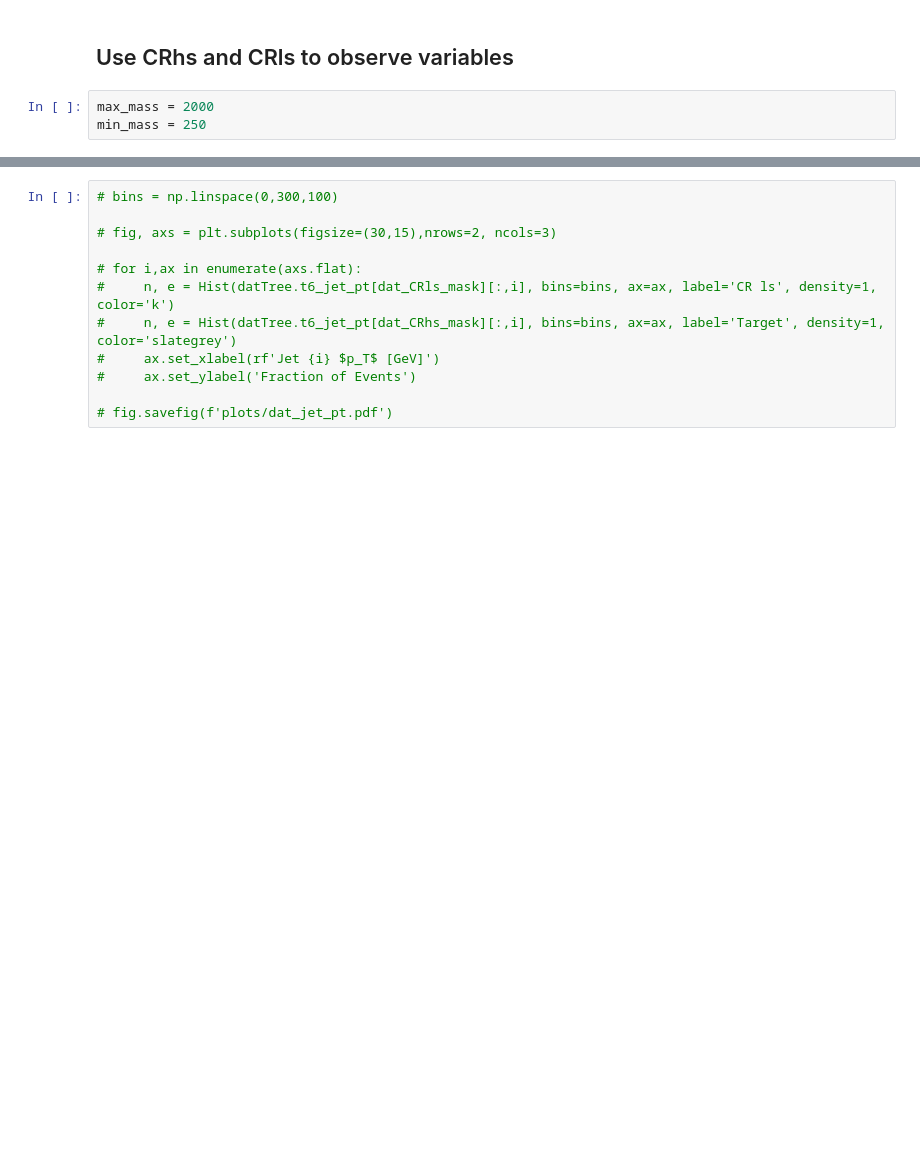
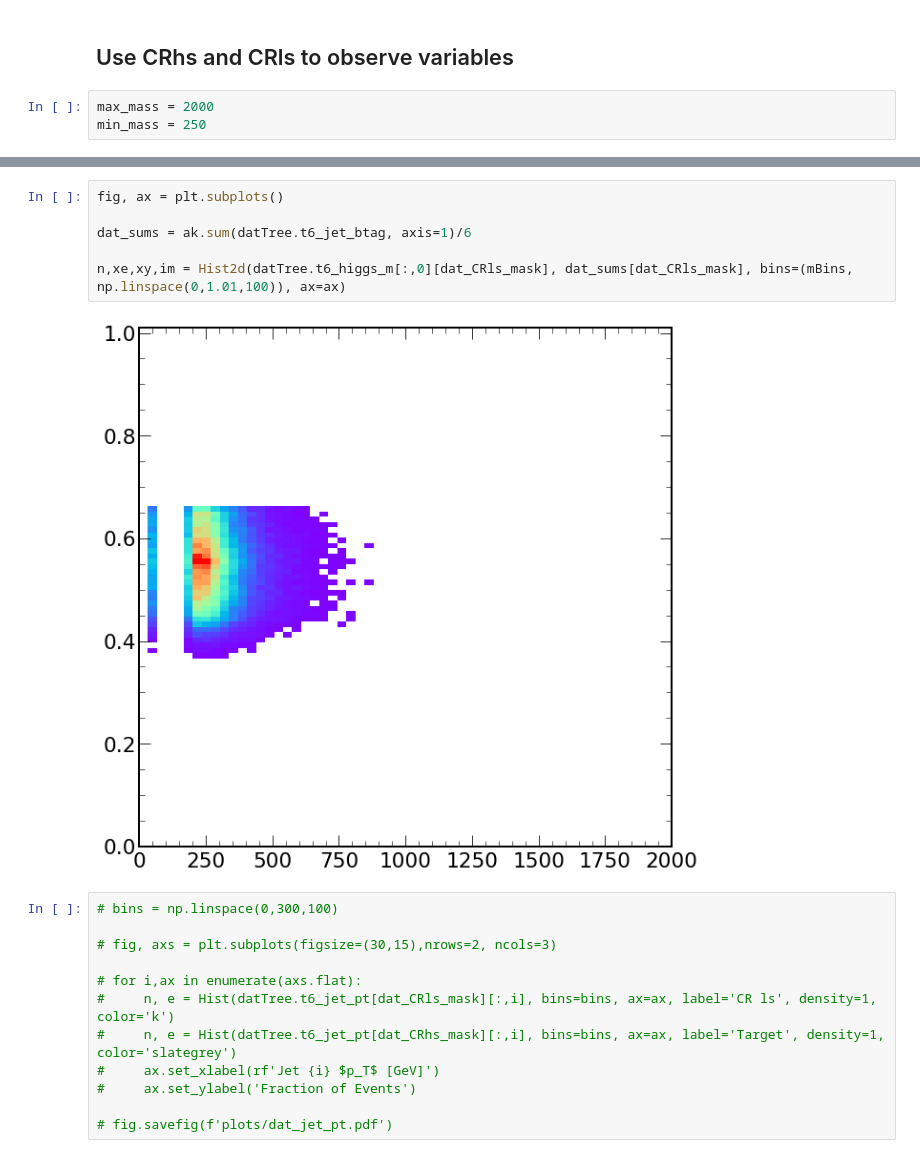
Before and after one commit to srosenzweig09/analysis, a Jupyter notebook: jupyter/6_background_estimation/baseline_regions/background_estimation.ipynb, the cells around one changed output, grey strips where cells are left out. Saved outputs shown, nothing was run; the diff lists cells and outputs as text; blank space fills up the shorter version.

```diff
--- a/jupyter/6_background_estimation/background_estimation.ipynb
+++ b/jupyter/6_background_estimation/baseline_regions/background_estimation.ipynb
@@ -590,3 +611,11 @@ min_mass = 250
+# %%
+fig, ax = plt.subplots()
+
+dat_sums = ak.sum(datTree.t6_jet_btag, axis=1)/6
+
+n,xe,xy,im = Hist2d(datTree.t6_higgs_m[:,0][dat_CRls_mask], dat_sums[dat_CRls_mask], bins=(mBins, np.linspace(0,1.01,100)), ax=ax)
+# %% [output]
+[figure, added]
 # %%
 # bins = np.linspace(0,300,100)
 
```
Also changed, not shown: parts of 10 cells of this notebook, 5 other files.
